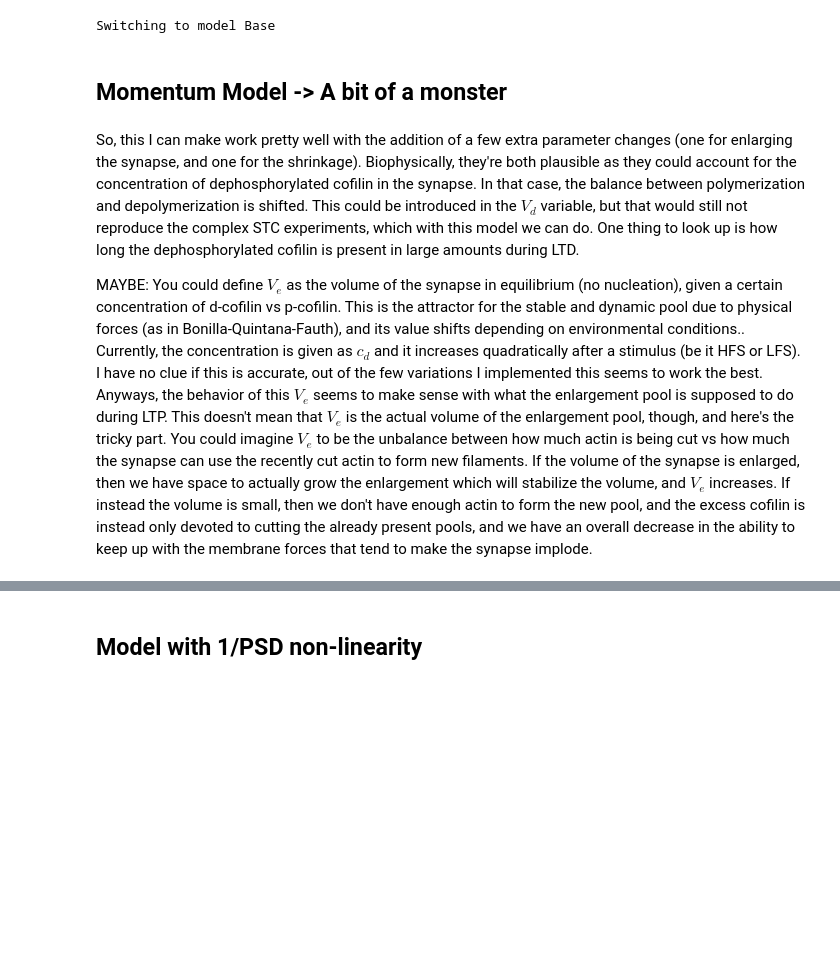
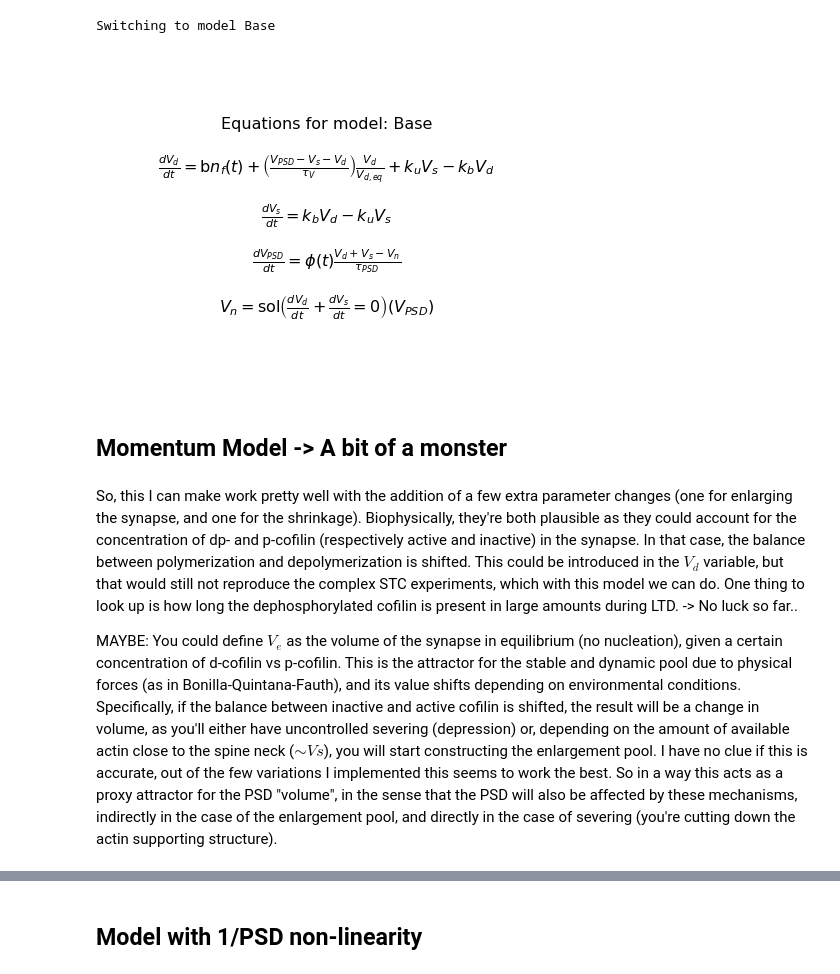
Before and after one commit to ngr-francesco/virtual_lab, a Jupyter notebook: examples/Simulation_results.ipynb, the cells around one changed output, grey strips where cells are left out. Drawn from its saved outputs; the diff is of its cells as text; code cells hidden in the pictures; blank space fills up the shorter version.

```diff
--- a/examples/Simulation_results.ipynb
+++ b/examples/Simulation_results.ipynb
@@ -26,6 +19,13 @@ Initializing a simulation without a given model, a model should be added before
 ## Model with normal $V_d$ non linearity and $V_n$
 # %%
 class BaseModel(Model):
+    def latex_equations(self):
+        eq = [r'$\frac{dV_d}{dt} = \mathrm{b}n_f(t) + \left(\frac{V_{PSD}-V_s-V_d}{\tau_V}\right)\frac{V_d}{V_{d,eq}} + k_uV_s - k_bV_d$',
+              r'$\frac{dV_s}{dt} = k_bV_d - k_uV_s$',
+              r'$\frac{dV_{PSD}}{dt} = \phi(t)\frac{V_d+V_s-V_n}{\tau_{PSD}}$',
+              r'$V_n = \mathrm{sol}\left(\frac{dV_d}{dt}+\frac{dV_s}{dt} = 0\right)(V_{PSD})$']
+        return eq
+
     def diff_equations_dict(self):
         #super().list_of_equations(variables)
         needed_variables = ["Vd","Vs","Vpsd"]
@@ -138,16 +138,21 @@ class BaseModel(Model):
 # %%
 # Making the constants optimal for this model
 const_base = CONSTANTS.copy()
-const_base["tau_Vd"] = 5400
+const_base["tau_Vd"] = 7200
 base_model = BaseModel("Base", {"Vd":None,"Vs":None,"Vpsd":1,"V_n":None,"V_tot":None,"PSD_95":1},const = const_base)
 Sim.add_model(base_model)
 # %% [output]
 Switching to model Base
+# %%
+Sim.model_equations()
+# %% [output]
+[figure, added]
 # %% [markdown]
 ## Momentum Model -> A bit of a monster
 # %% [markdown]
-So, this I can make work pretty well with the addition of a few extra parameter changes (one for enlarging the synapse, and one for the shrinkage). Biophysically, they're both plausible as they could account for the concentration of dephosphorylated cofilin in the synapse. In that case, the balance between polymerization and depolymerization is shifted. This could be introduced in the $V_d$ variable, but that would still not reproduce the complex STC experiments, which with this model we can do. One thing to look up is how long the dephosphorylated cofilin is present in large amounts during LTD.
+So, this I can make work pretty well with the addition of a few extra parameter changes (one for enlarging the synapse, and one for the shrinkage). Biophysically, they're both plausible as they could account for the concentration of  dp- and p-cofilin (respectively active and inactive) in the synapse. In that case, the balance between polymerization and depolymerization is shifted. This could be introduced in the $V_d$ variable, but that would still not reproduce the complex STC experiments, which with this model we can do. One thing to look up is how long the dephosphorylated cofilin is present in large amounts during LTD. -> No luck so far..
 
-MAYBE: You could define $V_e$ as the volume of the synapse in equilibrium (no nucleation), given a certain concentration of d-cofilin vs p-cofilin. This is the attractor for the stable and dynamic pool due to physical forces (as in Bonilla-Quintana-Fauth), and its value shifts depending on environmental conditions.. Currently, the concentration is given as $c_d$ and it increases quadratically after a stimulus (be it HFS or LFS). I have no clue if this is accurate, out of the few variations I implemented this seems to work the best. Anyways, the behavior of this $V_e$ seems to make sense with what the enlargement pool is supposed to do during LTP. This doesn't mean that $V_e$ is the actual volume of the enlargement pool, though, and here's the tricky part. You could imagine $V_e$ to be the unbalance between how much actin is being cut vs how much the synapse can use the recently cut actin to form new filaments. If the volume of the synapse is enlarged, then we have space to actually grow the enlargement which will stabilize the volume, and $V_e$ increases. If instead the volume is small, then we don't have enough actin to form the new pool, and the excess cofilin is instead only devoted to cutting the already present pools, and we have an overall decrease in the ability to keep up with the membrane forces that tend to make the synapse implode.
+MAYBE: You could define $V_e$ as the volume of the synapse in equilibrium (no nucleation), given a certain concentration of d-cofilin vs p-cofilin. This is the attractor for the stable and dynamic pool due to physical forces (as in Bonilla-Quintana-Fauth), and its value shifts depending on environmental conditions. Specifically, if the balance between inactive and active cofilin is shifted, the result will be a change in volume, as you'll either have uncontrolled severing (depression) or, depending on the amount of available actin close to the spine neck ($\sim Vs$), you will start constructing the enlargement pool. I have no clue if this is accurate, out of the few variations I implemented this seems to work the best.
+So in a way this acts as a proxy attractor for the PSD "volume", in the sense that the PSD will also be affected by these mechanisms, indirectly in the case of the enlargement pool, and directly in the case of severing (you're cutting down the actin supporting structure).
 # %%
 class MomentumModel(BaseModel):
```
Also changed, not shown: parts of 17 cells of this notebook, 6 other files.
